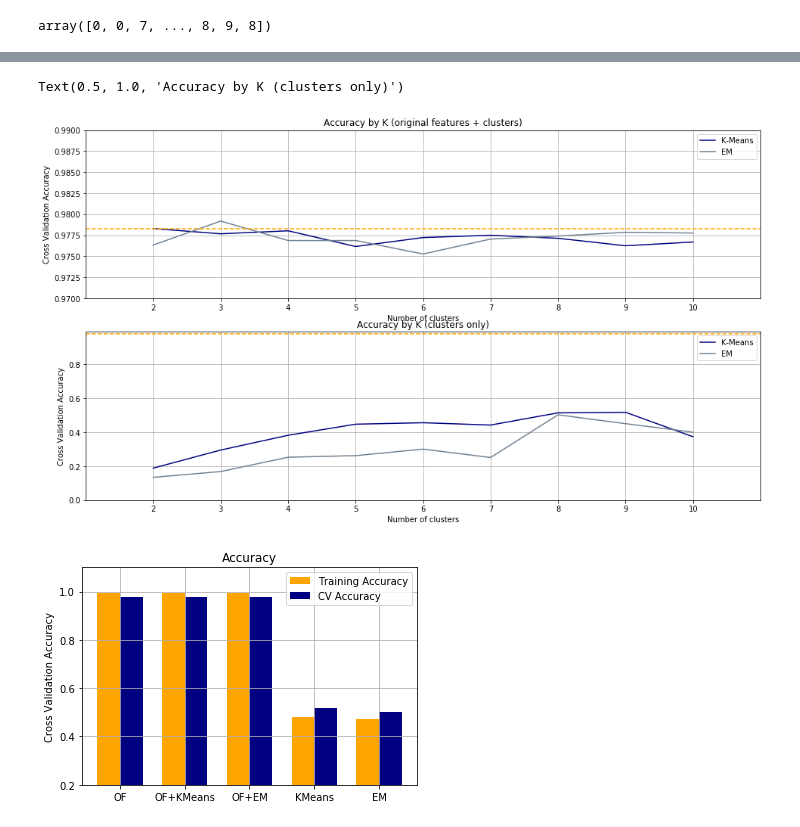
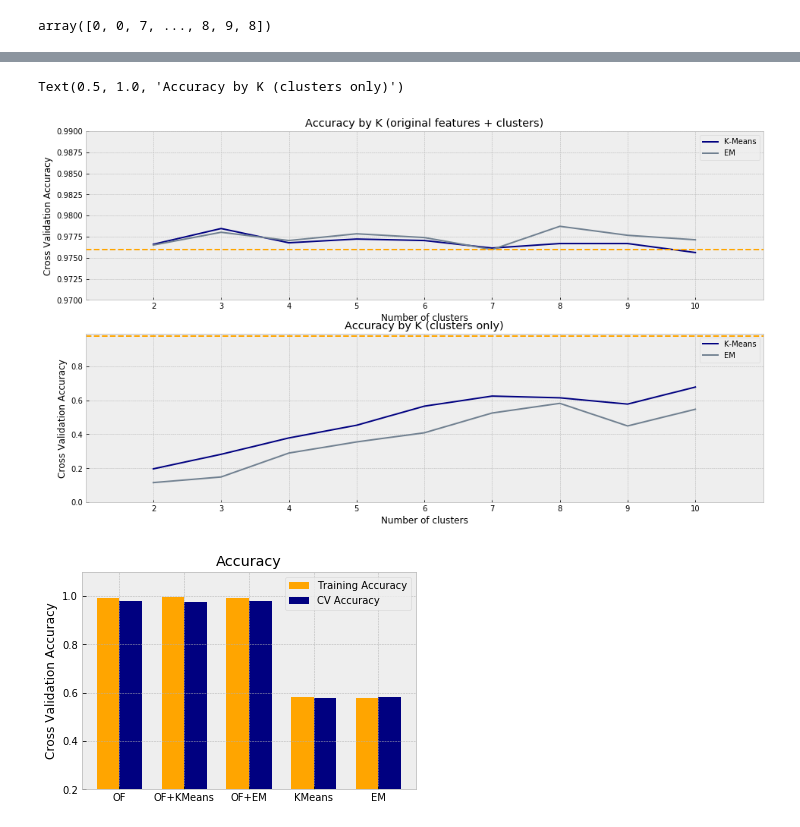
Before and after one commit to Quintus-Zhang/Unsupervised-Learning-and-Dimensionality-Reduction, a Jupyter notebook: jupyter/sp-data.ipynb, the cells around one changed output, grey strips where cells are left out. Drawn from its saved outputs; the diff is of its cells as text; code cells hidden in the pictures.

```diff
--- a/jupyter/sp-data.ipynb
+++ b/jupyter/sp-data.ipynb
@@ -9,6 +9,9 @@ display(HTML("<style>.container { width:100% !important; }</style>"))
 %matplotlib inline
 # %% [output]
 Using TensorFlow backend.
+# %%
+import matplotlib as mpl
+mpl.style.use('bmh')
 # %%
 X = hwd_X
 scaler = StandardScaler().fit(X)
@@ -78,7 +81,7 @@ Text(0.5, 1.0, 'Gap Values by Cluster Count')
     - [ref1](https://stats.stackexchange.com/questions/79028/performance-metrics-to-evaluate-unsupervised-learning)
     - [ref2](http://scikit-learn.org/stable/modules/clustering.html#clustering-performance-evaluation)
 # %%
-k = 10   # k diff, choose smaller one
+k = 13   # k diff, choose smaller one
 clstr = KMeans(n_clusters=k, random_state=0, verbose=0)
 clstr.fit(X)
 lb = clstr.labels_
@@ -864,7 +851,7 @@ scores_ig[:, 1].max()
 0.9791814955528094
 # %%
 # calculate the accuracy of NN trained by original features
-scores = model_train_cv(X, y)
+scores = model_train_cv(X.values, y.values)
 orig_tr_acc = scores[0]
 orig_cv_acc = scores[1]
 # %%
@@ -1080,6 +1067,7 @@ def score_by_cluster(algorithm, X, y, cl_only=False):
         elif algorithm is GaussianMixture:
                 gmm = GaussianMixture(n_components=k)
                 lb = gmm.fit_predict(X)
+        lb = (lb - np.mean(lb)) / np.std(lb)   # std
         if cl_only:
             scores.append(model_train_cv(lb, y.values))
         else:
@@ -1126,36 +1116,36 @@ plt.figure(figsize=(16, 9))
 plt.subplot(211)
 plt.plot(ind, scores_km[:, 1], color='navy')
 plt.plot(ind, scores_em[:, 1], color='slategrey')
 
-plt.axhline(y=orig_acc, linestyle='--', color='orange')
+plt.axhline(y=0.976, linestyle='--', color='orange')
 
 plt.legend(['K-Means', 'EM'])
 plt.xticks(ind)
 plt.xlim([1, 11])
 plt.ylim([0.97, 0.99])
 plt.grid(True)
 plt.xlabel('Number of clusters')
 plt.ylabel('Cross Validation Accuracy')
 plt.title('Accuracy by K (original features + clusters)')
 
 # #----------------------------------------#
 plt.subplot(212)
 plt.plot(ind, scores_km_cl[:, 1], color='navy')
 plt.plot(ind, scores_em_cl[:, 1], color='slategrey')
 
-plt.axhline(y=orig_acc, linestyle='--', color='orange')
+plt.axhline(y=0.976, linestyle='--', color='orange')
 
 plt.legend(['K-Means', 'EM'])
 plt.xticks(ind)
 plt.xlim([1, 11])
 plt.ylim([0, 0.99])
 plt.grid(True)
 plt.xlabel('Number of clusters')
 plt.ylabel('Cross Validation Accuracy')
 plt.title('Accuracy by K (clusters only)')
 # %% [output]
 Text(0.5, 1.0, 'Accuracy by K (clusters only)')
-[figure, old version]
+[figure, new version]
 # %%
 training_acc = (orig_tr_acc, scores_km[0, 0], scores_em[1, 0], scores_km_cl[-2, 0], scores_em_cl[-3, 0])
 cv_acc = (orig_cv_acc, scores_km[0, 1], scores_em[1, 1], scores_km_cl[-2, 1], scores_em_cl[-3, 1])
@@ -1178,4 +1168,4 @@ ax.grid(True)
 ax.legend((p1[0], p2[0]), ('Training Accuracy', 'CV Accuracy'))
 ax.autoscale_view()
 # %% [output]
-[figure, old version]
+[figure, new version]
```
Also changed, not shown: parts of 21 cells of this notebook.
